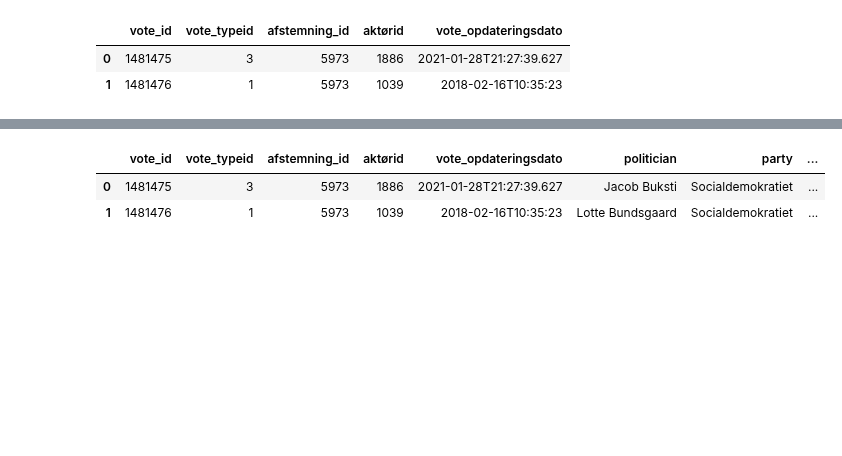
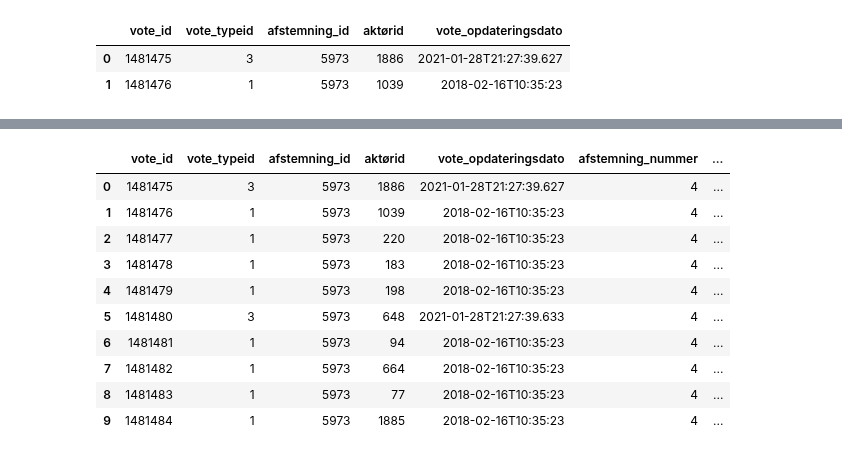
Before and after one commit to Somon8/social_graphs_25, a Jupyter notebook: final-project/p4_enrich_votes.ipynb, the cells around one changed output, grey strips where cells are left out. Saved outputs shown, nothing was run; the diff lists cells and outputs as text; code cells hidden in the pictures; blank space fills up the shorter version.

```diff
--- a/final-project/p4_enrich_votes.ipynb
+++ b/final-project/p4_enrich_votes.ipynb
@@ -14,0 +7,4 @@ with urllib.request.urlopen("https://raw.githubusercontent.com/Somon8/social_gra
+# %%
+df_votes = pd.read_csv(from_github("/voting-data/df_votes_all_periods.csv"))
+df_voting_sessions = pd.read_csv(from_github("/voting-data/voting_sessions_enriched.csv"))
+party_intervals = pd.read_csv(from_github("/actor-data/party_intervals.csv"))
@@ -19,8 +19,8 @@ df_votes.head(2)
 | 0 | 1481475 | 3 | 5973 | 1886 | 2021-01-28T21:27:39.627 |
 | 1 | 1481476 | 1 | 5973 | 1039 | 2018-02-16T10:35:23 |
 # %%
-relevant_topics_for_joining_on_votes = ["afstemning_id", "afstemning_nummer", "afstemning_vedtaget", "Period", "primary_topic", "all_topics"]
-df_voting_sessions.head(2)
+relevant_topics_for_joining_on_votes = ["afstemning_id", "afstemning_nummer", "afstemning_vedtaget", "Period", "primary_topic", "all_topics", "møde_dato"]
+df_voting_sessions.head(10)
 # %% [output]
 |  | afstemning_id | afstemning_nummer | afstemning_konklusion | afstemning_vedtaget | afstemning_kommentar | ... |
 | 0 | 1 | 411 | Vedtaget\n\n108 stemmer for forsl... | True | NaN | ... |
@@ -58,7 +46,15 @@ df_voting_sessions[relevant_topics_for_joining_on_votes]
 # %%
-votes_with_actors_enriched = votes_with_actors.merge(df_voting_sessions[relevant_topics_for_joining_on_votes], how = "left", on = "afstemning_id")
-votes_with_actors_enriched.head(2)
+votes_enriched = df_votes.merge(df_voting_sessions[relevant_topics_for_joining_on_votes], how = "left", on = "afstemning_id")
+votes_enriched.head(10)
 # %% [output]
-|  | vote_id | vote_typeid | afstemning_id | aktørid | vote_opdateringsdato | politician | party | ... |
-| 0 | 1481475 | 3 | 5973 | 1886 | 2021-01-28T21:27:39.627 | Jacob Buksti | Socialdemokratiet | ... |
-| 1 | 1481476 | 1 | 5973 | 1039 | 2018-02-16T10:35:23 | Lotte Bundsgaard | Socialdemokratiet | ... |
+|  | vote_id | vote_typeid | afstemning_id | aktørid | vote_opdateringsdato | afstemning_nummer | ... |
+| 0 | 1481475 | 3 | 5973 | 1886 | 2021-01-28T21:27:39.627 | 4 | ... |
+| 1 | 1481476 | 1 | 5973 | 1039 | 2018-02-16T10:35:23 | 4 | ... |
+| 2 | 1481477 | 1 | 5973 | 220 | 2018-02-16T10:35:23 | 4 | ... |
+| 3 | 1481478 | 1 | 5973 | 183 | 2018-02-16T10:35:23 | 4 | ... |
+| 4 | 1481479 | 1 | 5973 | 198 | 2018-02-16T10:35:23 | 4 | ... |
+| 5 | 1481480 | 3 | 5973 | 648 | 2021-01-28T21:27:39.633 | 4 | ... |
+| 6 | 1481481 | 1 | 5973 | 94 | 2018-02-16T10:35:23 | 4 | ... |
+| 7 | 1481482 | 1 | 5973 | 664 | 2018-02-16T10:35:23 | 4 | ... |
+| 8 | 1481483 | 1 | 5973 | 77 | 2018-02-16T10:35:23 | 4 | ... |
+| 9 | 1481484 | 1 | 5973 | 1885 | 2018-02-16T10:35:23 | 4 | ... |
```
Also changed, not shown: parts of 11 cells of this notebook, 7 other files.
